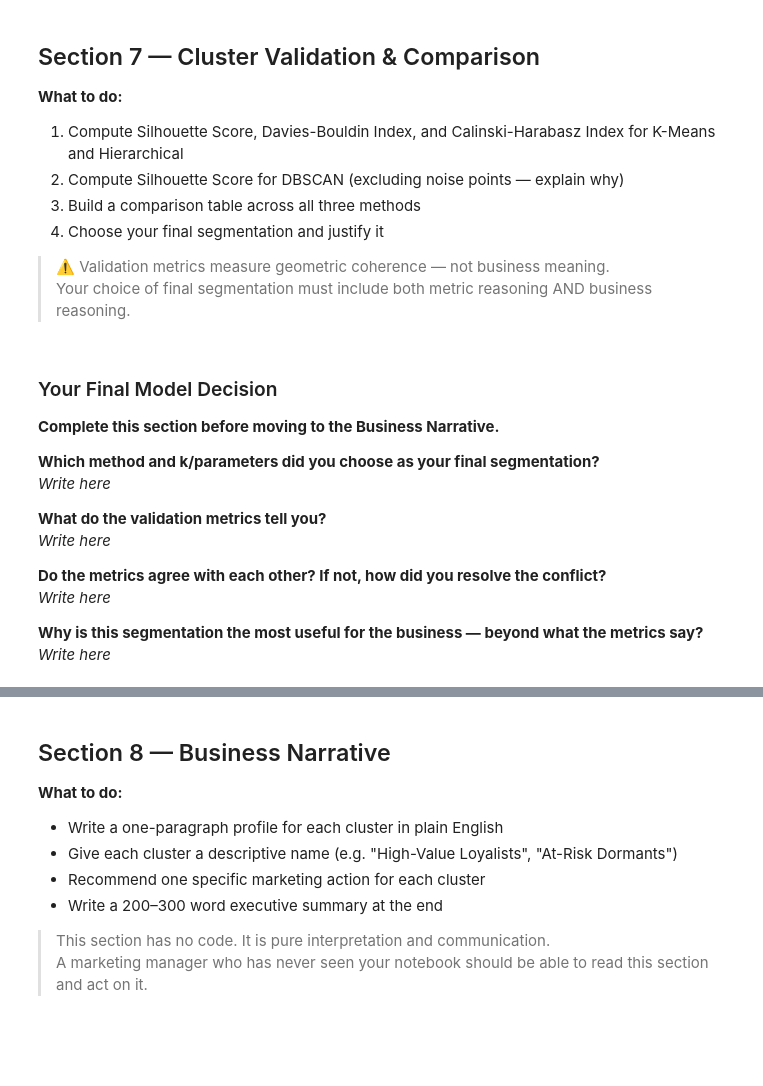
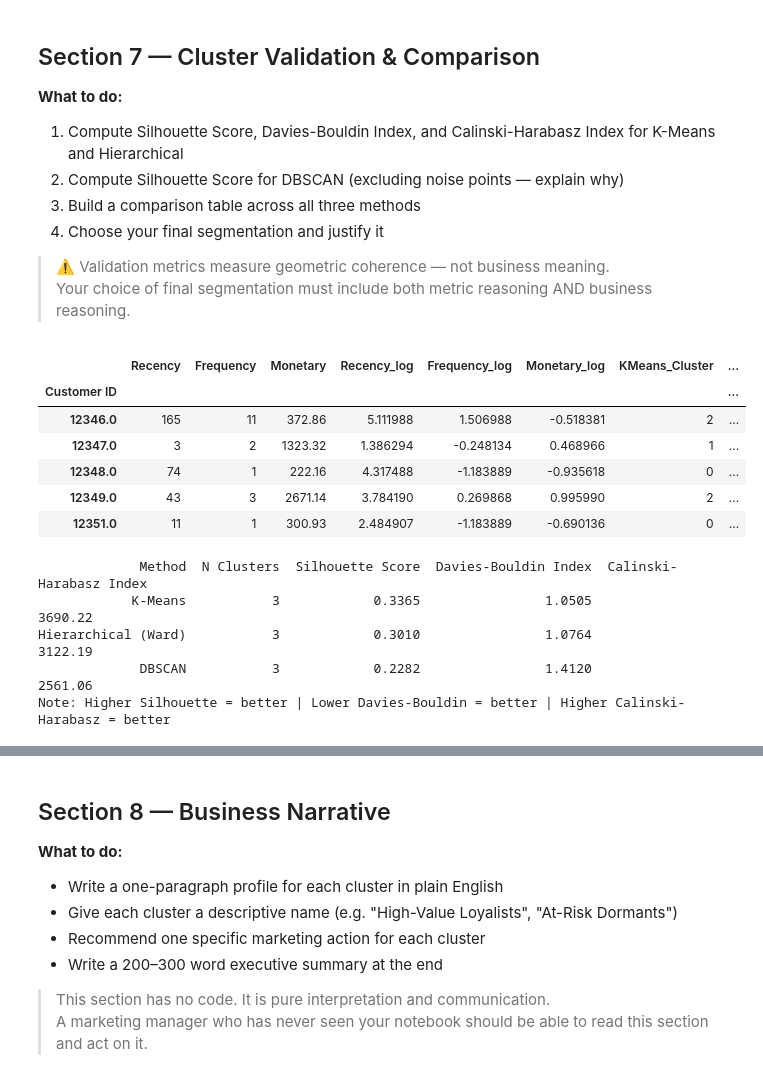
Before and after one commit to CodexAarogya/Fusemachines-Assignments, a Jupyter notebook: week-7/Assignment/Week_7_Clustering_Assignment.ipynb, the cells around one changed output, grey strips where cells are left out. Drawn from its saved outputs; the diff is of its cells as text; code cells hidden in the pictures; blank space fills up the shorter version.

```diff
--- a/week-7/Assignment/Week_7_Clustering_Assignment.ipynb
+++ b/week-7/Assignment/Week_7_Clustering_Assignment.ipynb
@@ -975,6 +1013,9 @@ experiments = [
     {'eps': EPSILON_ESTIMATE * 0.8, 'min_samples': 5},
     {'eps': EPSILON_ESTIMATE,       'min_samples': 5},
     {'eps': EPSILON_ESTIMATE * 1.2, 'min_samples': 5},
+    {'eps': 0.36 , 'min_samples': 4},
+    {'eps': 0.4 , 'min_samples': 4},
+    {'eps': 0.4 , 'min_samples': 6},
     # Add your own combinations here
 ]
 
@@ -1000,5 +1041,5 @@ print(results_df.to_string(index=False))
 
 # YOUR DECISION HERE:
 # Which combination did you choose as your final DBSCAN parameters? Why?
-FINAL_EPS = # YOUR CHOICE
-FINAL_MIN_SAMPLES = # YOUR CHOICE
+FINAL_EPS = 0.4
+FINAL_MIN_SAMPLES = 4
@@ -1077,16 +1112,10 @@ Note: Higher Silhouette = better | Lower Davies-Bouldin = better | Higher Calins
-# %% [markdown]
-### Your Final Model Decision
-
-**Complete this section before moving to the Business Narrative.**
-
-**Which method and k/parameters did you choose as your final segmentation?**
-_Write here_
-
-**What do the validation metrics tell you?**
-_Write here_
-
-**Do the metrics agree with each other? If not, how did you resolve the conflict?**
-_Write here_
-
-**Why is this segmentation the most useful for the business — beyond what the metrics say?**
-_Write here_
+# %%
+customer_df.head()
+# %% [output]
+|  | Recency | Frequency | Monetary | Recency_log | Frequency_log | Monetary_log | KMeans_Cluster | ... |
+| Customer ID |  |  |  |  |  |  |  | ... |
+| 12346.0 | 165 | 11 | 372.86 | 5.111988 | 1.506988 | -0.518381 | 2 | ... |
+| 12347.0 | 3 | 2 | 1323.32 | 1.386294 | -0.248134 | 0.468966 | 1 | ... |
+| 12348.0 | 74 | 1 | 222.16 | 4.317488 | -1.183889 | -0.935618 | 0 | ... |
+| 12349.0 | 43 | 3 | 2671.14 | 3.784190 | 0.269868 | 0.995990 | 2 | ... |
+| 12351.0 | 11 | 1 | 300.93 | 2.484907 | -1.183889 | -0.690136 | 0 | ... |
@@ -1092,0 +1136,33 @@ _Write here_
+# %%
+# DBSCAN validation: exclude noise points because clustering metrics assume valid cluster labels
+# Noise points (-1) are not part of any cluster, so including them would distort the geometric scores.
+
+dbscan_labels = customer_df["DBSCAN_Cluster"].values
+dbscan_mask = dbscan_labels != -1
+
+X_scaled_for_DBSCAN_Validation = X_scaled[dbscan_mask]
+dbscan_labels_for_validation = dbscan_labels[dbscan_mask]
+
+# Compute DBSCAN validation metrics only on non-noise points
+sil_dbscan = silhouette_score(X_scaled_for_DBSCAN_Validation, dbscan_labels_for_validation)
+db_dbscan = davies_bouldin_score(X_scaled_for_DBSCAN_Validation, dbscan_labels_for_validation)
+ch_dbscan = calinski_harabasz_score(X_scaled_for_DBSCAN_Validation, dbscan_labels_for_validation)
+n_clusters_dbscan = len(np.unique(dbscan_labels_for_validation))
+
+# Build the comparison table
+comparison = pd.DataFrame({
+    "Method": ["K-Means", "Hierarchical (Ward)", "DBSCAN"],
+    "N Clusters": [len(np.unique(kmeans_labels)), len(np.unique(hier_labels)), n_clusters_dbscan],
+    "Silhouette Score": [round(sil_kmeans, 4), round(sil_hier, 4), round(sil_dbscan, 4)],
+    "Davies-Bouldin Index": [round(db_kmeans, 4), round(db_hier, 4), round(db_dbscan, 4)],
+    "Calinski-Harabasz Index": [round(ch_kmeans, 2), round(ch_hier, 2), round(ch_dbscan, 2)]
+})
+
+print(comparison.to_string(index=False))
+print("Note: Higher Silhouette = better | Lower Davies-Bouldin = better | Higher Calinski-Harabasz = better")
+# %% [output]
+             Method  N Clusters  Silhouette Score  Davies-Bouldin Index  Calinski-Harabasz Index
+            K-Means           3            0.3365                1.0505                  3690.22
+Hierarchical (Ward)           3            0.3010                1.0764                  3122.19
+             DBSCAN           3            0.2282                1.4120                  2561.06
+Note: Higher Silhouette = better | Lower Davies-Bouldin = better | Higher Calinski-Harabasz = better
```
Also changed, not shown: parts of 14 cells of this notebook.
